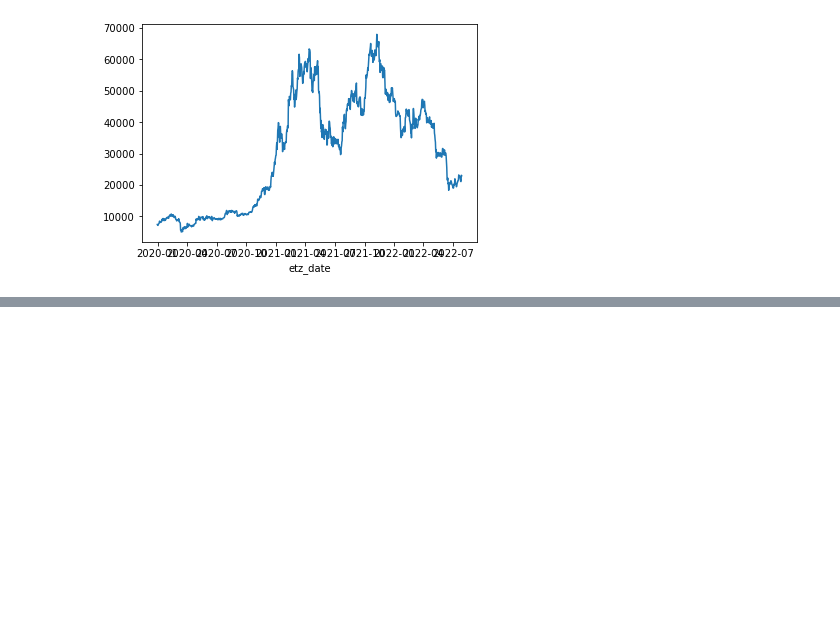
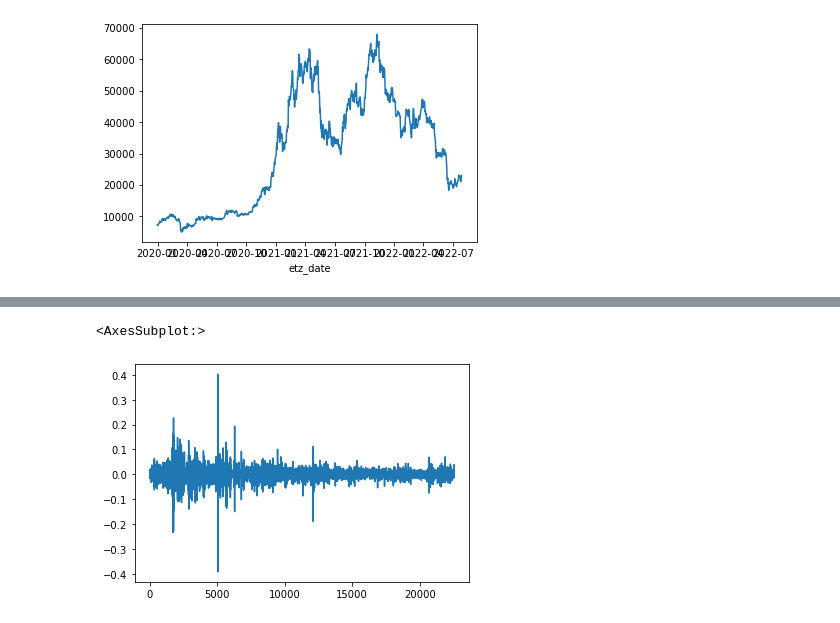
Before and after one commit to instork/EDA-exercise, a Jupyter notebook: notebooks/data_validation.ipynb, the cells around one changed output, grey strips where cells are left out. Cells and saved outputs as stored; diff of their text form; code cells hidden in the pictures; blank space fills up the shorter version.

```diff
--- a/notebooks/data_validation.ipynb
+++ b/notebooks/data_validation.ipynb
@@ -146,0 +152,13 @@ daily_btc_df.trade_price.plot()
+# %%
+import numpy as np
+def make_log_df(df:pd.DataFrame, col_name:str):
+    df[f'log_dff_{col_name}'] = np.log(df[col_name]) - np.log(df[col_name].shift(1))
+    return df
+# %%
+btc_df = make_log_df(btc_df, 'trade_price')
+daily_btc_df = make_log_df(daily_btc_df, 'trade_price')
+# %%
+btc_df.log_dff_trade_price.plot()
+# %% [output]
+<AxesSubplot:>
+[figure, added]
```
Also changed, not shown: parts of 16 cells of this notebook, 1 other file.
